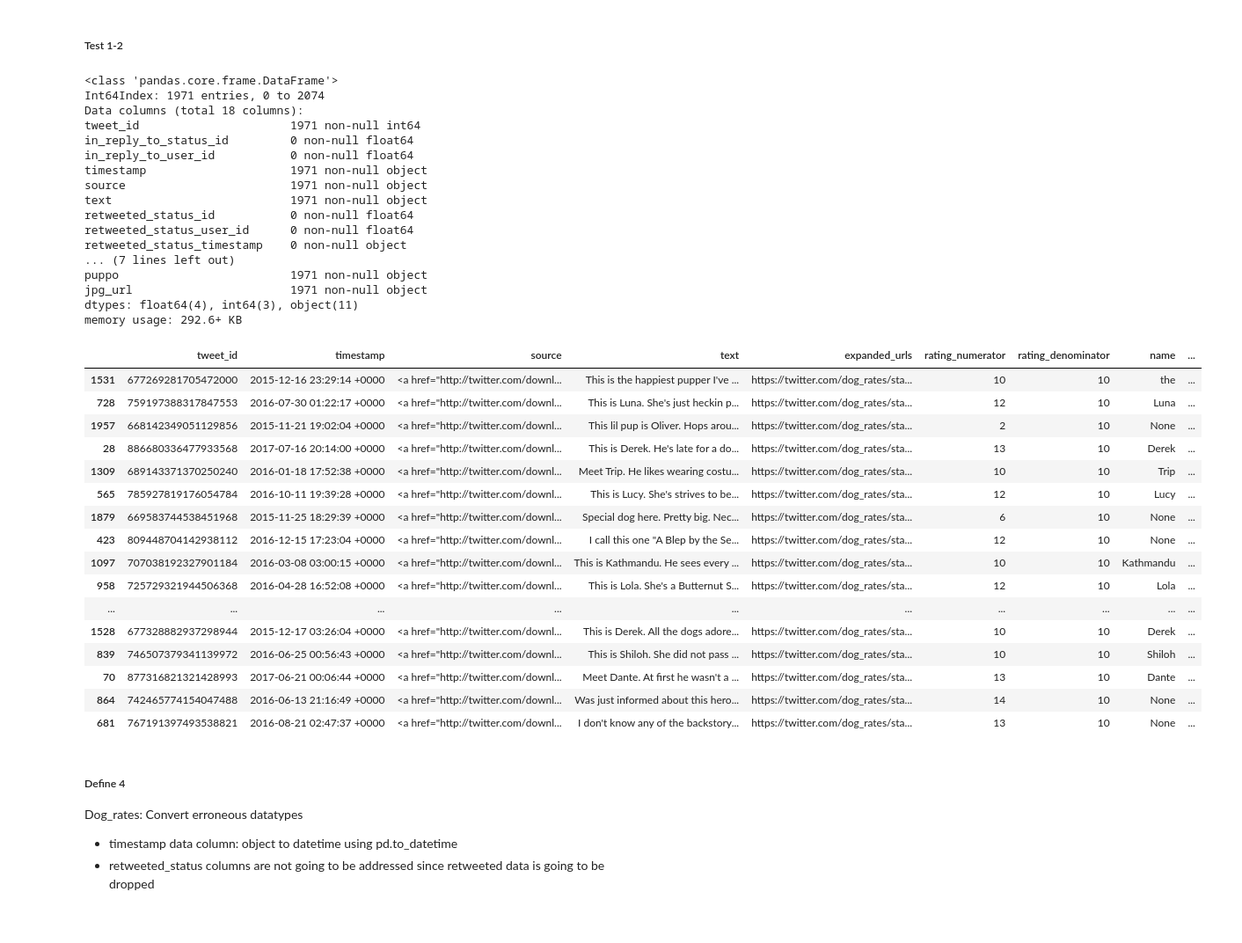
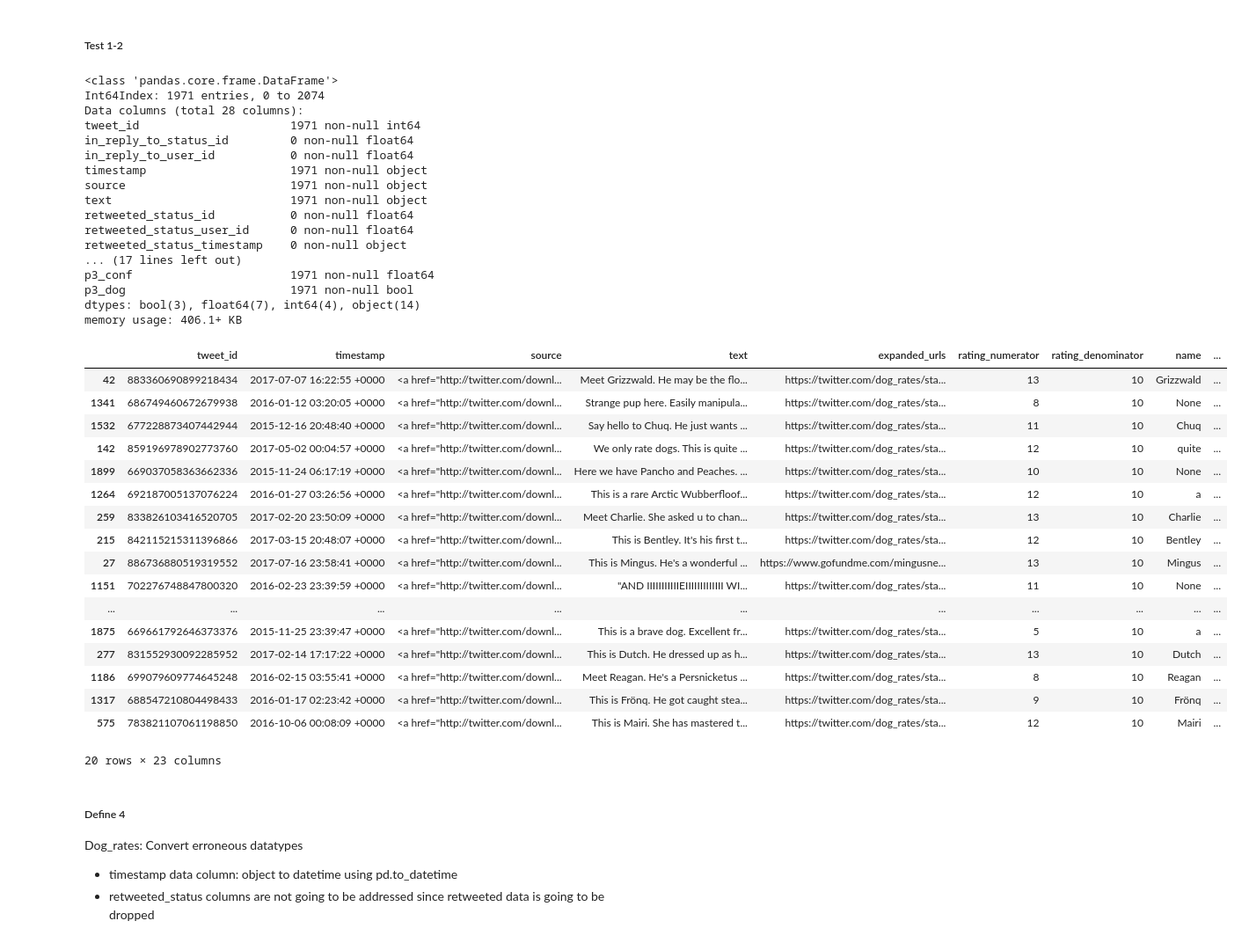
Before and after one commit to thaisruiz/Udacity-Wrangle-project, a Jupyter notebook: wrangle_act.ipynb, the cells around one changed output. Shown at 88% size. Cells and saved outputs as stored; diff of their text form; code cells hidden in the pictures.

Commit message:
prediction data added to master csv

```diff
--- a/wrangle_act.ipynb
+++ b/wrangle_act.ipynb
@@ -568,7 +568,7 @@ tweet_json_clean = tweet_json_df.copy()
 ##### Code 1-2
 # %%
 # Merge of rating and images dataframes on tweet_id and select all the columns but the predictions from images df
-rates_images_df = dog_rates_clean.merge(image_predictions_clean, on='tweet_id').iloc[:,:-10]
+rates_images_df = dog_rates_clean.merge(image_predictions_clean, on='tweet_id')
 # %%
 # Number of tweets with images
 tweets_with_images = len(rates_images_df)
@@ -610,7 +610,7 @@ rates_images_df.info()
 # %% [output]
 <class 'pandas.core.frame.DataFrame'>
 Int64Index: 1971 entries, 0 to 2074
-Data columns (total 18 columns):
+Data columns (total 28 columns):
 tweet_id                      1971 non-null int64
 in_reply_to_status_id         0 non-null float64
 in_reply_to_user_id           0 non-null float64
@@ -620,34 +620,36 @@ text                          1971 non-null object
 retweeted_status_id           0 non-null float64
 retweeted_status_user_id      0 non-null float64
 retweeted_status_timestamp    0 non-null object
-... (7 lines left out)
-puppo                         1971 non-null object
-jpg_url                       1971 non-null object
-dtypes: float64(4), int64(3), object(11)
-memory usage: 292.6+ KB
+... (17 lines left out)
+p3_conf                       1971 non-null float64
+p3_dog                        1971 non-null bool
+dtypes: bool(3), float64(7), int64(4), object(14)
+memory usage: 406.1+ KB
 # %%
 # Drop in_reply_to & reweeted_status columns by slicing since retweet data is null
 rates_images_df = rates_images_df[['tweet_id', 'timestamp', 'source', 'text', 'expanded_urls', 'rating_numerator', \
-                                   'rating_denominator', 'name', 'doggo', 'floofer', 'pupper', 'puppo', 'jpg_url']]
+                                   'rating_denominator', 'name', 'doggo', 'floofer', 'pupper', 'puppo', 'jpg_url',\
+                                  'img_num', 'p1', 'p1_conf', 'p1_dog', 'p2', 'p2_conf','p2_dog', 'p3', 'p3_conf', 'p3_dog']]
 rates_images_df.sample(20)
 # %% [output]
 |  | tweet_id | timestamp | source | text | expanded_urls | rating_numerator | rating_denominator | name | ... |
-| 1531 | 677269281705472000 | 2015-12-16 23:29:14 +0000 | <a href="http://twitter.com/downl... | This is the happiest pupper I've ... | https://twitter.com/dog_rates/sta... | 10 | 10 | the | ... |
-| 728 | 759197388317847553 | 2016-07-30 01:22:17 +0000 | <a href="http://twitter.com/downl... | This is Luna. She's just heckin p... | https://twitter.com/dog_rates/sta... | 12 | 10 | Luna | ... |
-| 1957 | 668142349051129856 | 2015-11-21 19:02:04 +0000 | <a href="http://twitter.com/downl... | This lil pup is Oliver. Hops arou... | https://twitter.com/dog_rates/sta... | 2 | 10 | None | ... |
-| 28 | 886680336477933568 | 2017-07-16 20:14:00 +0000 | <a href="http://twitter.com/downl... | This is Derek. He's late for a do... | https://twitter.com/dog_rates/sta... | 13 | 10 | Derek | ... |
-| 1309 | 689143371370250240 | 2016-01-18 17:52:38 +0000 | <a href="http://twitter.com/downl... | Meet Trip. He likes wearing costu... | https://twitter.com/dog_rates/sta... | 10 | 10 | Trip | ... |
-| 565 | 785927819176054784 | 2016-10-11 19:39:28 +0000 | <a href="http://twitter.com/downl... | This is Lucy. She's strives to be... | https://twitter.com/dog_rates/sta... | 12 | 10 | Lucy | ... |
-| 1879 | 669583744538451968 | 2015-11-25 18:29:39 +0000 | <a href="http://twitter.com/downl... | Special dog here. Pretty big. Nec... | https://twitter.com/dog_rates/sta... | 6 | 10 | None | ... |
-| 423 | 809448704142938112 | 2016-12-15 17:23:04 +0000 | <a href="http://twitter.com/downl... | I call this one "A Blep by the Se... | https://twitter.com/dog_rates/sta... | 12 | 10 | None | ... |
-| 1097 | 707038192327901184 | 2016-03-08 03:00:15 +0000 | <a href="http://twitter.com/downl... | This is Kathmandu. He sees every ... | https://twitter.com/dog_rates/sta... | 10 | 10 | Kathmandu | ... |
-| 958 | 725729321944506368 | 2016-04-28 16:52:08 +0000 | <a href="http://twitter.com/downl... | This is Lola. She's a Butternut S... | https://twitter.com/dog_rates/sta... | 12 | 10 | Lola | ... |
+| 42 | 883360690899218434 | 2017-07-07 16:22:55 +0000 | <a href="http://twitter.com/downl... | Meet Grizzwald. He may be the flo... | https://twitter.com/dog_rates/sta... | 13 | 10 | Grizzwald | ... |
+| 1341 | 686749460672679938 | 2016-01-12 03:20:05 +0000 | <a href="http://twitter.com/downl... | Strange pup here. Easily manipula... | https://twitter.com/dog_rates/sta... | 8 | 10 | None | ... |
+| 1532 | 677228873407442944 | 2015-12-16 20:48:40 +0000 | <a href="http://twitter.com/downl... | Say hello to Chuq. He just wants ... | https://twitter.com/dog_rates/sta... | 11 | 10 | Chuq | ... |
+| 142 | 859196978902773760 | 2017-05-02 00:04:57 +0000 | <a href="http://twitter.com/downl... | We only rate dogs. This is quite ... | https://twitter.com/dog_rates/sta... | 12 | 10 | quite | ... |
+| 1899 | 669037058363662336 | 2015-11-24 06:17:19 +0000 | <a href="http://twitter.com/downl... | Here we have Pancho and Peaches. ... | https://twitter.com/dog_rates/sta... | 10 | 10 | None | ... |
+| 1264 | 692187005137076224 | 2016-01-27 03:26:56 +0000 | <a href="http://twitter.com/downl... | This is a rare Arctic Wubberfloof... | https://twitter.com/dog_rates/sta... | 12 | 10 | a | ... |
+| 259 | 833826103416520705 | 2017-02-20 23:50:09 +0000 | <a href="http://twitter.com/downl... | Meet Charlie. She asked u to chan... | https://twitter.com/dog_rates/sta... | 13 | 10 | Charlie | ... |
+| 215 | 842115215311396866 | 2017-03-15 20:48:07 +0000 | <a href="http://twitter.com/downl... | This is Bentley. It's his first t... | https://twitter.com/dog_rates/sta... | 12 | 10 | Bentley | ... |
+| 27 | 886736880519319552 | 2017-07-16 23:58:41 +0000 | <a href="http://twitter.com/downl... | This is Mingus. He's a wonderful ... | https://www.gofundme.com/mingusne... | 13 | 10 | Mingus | ... |
+| 1151 | 702276748847800320 | 2016-02-23 23:39:59 +0000 | <a href="http://twitter.com/downl... | "AND IIIIIIIIIIIEIIIIIIIIIIIII WI... | https://twitter.com/dog_rates/sta... | 11 | 10 | None | ... |
 | ... | ... | ... | ... | ... | ... | ... | ... | ... | ... |
-| 1528 | 677328882937298944 | 2015-12-17 03:26:04 +0000 | <a href="http://twitter.com/downl... | This is Derek. All the dogs adore... | https://twitter.com/dog_rates/sta... | 10 | 10 | Derek | ... |
-| 839 | 746507379341139972 | 2016-06-25 00:56:43 +0000 | <a href="http://twitter.com/downl... | This is Shiloh. She did not pass ... | https://twitter.com/dog_rates/sta... | 10 | 10 | Shiloh | ... |
-| 70 | 877316821321428993 | 2017-06-21 00:06:44 +0000 | <a href="http://twitter.com/downl... | Meet Dante. At first he wasn't a ... | https://twitter.com/dog_rates/sta... | 13 | 10 | Dante | ... |
-| 864 | 742465774154047488 | 2016-06-13 21:16:49 +0000 | <a href="http://twitter.com/downl... | Was just informed about this hero... | https://twitter.com/dog_rates/sta... | 14 | 10 | None | ... |
-| 681 | 767191397493538821 | 2016-08-21 02:47:37 +0000 | <a href="http://twitter.com/downl... | I don't know any of the backstory... | https://twitter.com/dog_rates/sta... | 13 | 10 | None | ... |
+| 1875 | 669661792646373376 | 2015-11-25 23:39:47 +0000 | <a href="http://twitter.com/downl... | This is a brave dog. Excellent fr... | https://twitter.com/dog_rates/sta... | 5 | 10 | a | ... |
+| 277 | 831552930092285952 | 2017-02-14 17:17:22 +0000 | <a href="http://twitter.com/downl... | This is Dutch. He dressed up as h... | https://twitter.com/dog_rates/sta... | 13 | 10 | Dutch | ... |
+| 1186 | 699079609774645248 | 2016-02-15 03:55:41 +0000 | <a href="http://twitter.com/downl... | Meet Reagan. He's a Persnicketus ... | https://twitter.com/dog_rates/sta... | 8 | 10 | Reagan | ... |
+| 1317 | 688547210804498433 | 2016-01-17 02:23:42 +0000 | <a href="http://twitter.com/downl... | This is Frönq. He got caught stea... | https://twitter.com/dog_rates/sta... | 9 | 10 | Frönq | ... |
+| 575 | 783821107061198850 | 2016-10-06 00:08:09 +0000 | <a href="http://twitter.com/downl... | This is Mairi. She has mastered t... | https://twitter.com/dog_rates/sta... | 12 | 10 | Mairi | ... |
+20 rows × 23 columns
 # %% [markdown]
 ##### Define 4
 Dog_rates: Convert erroneous datatypes
```
Also changed, not shown: parts of 26 cells of this notebook.
